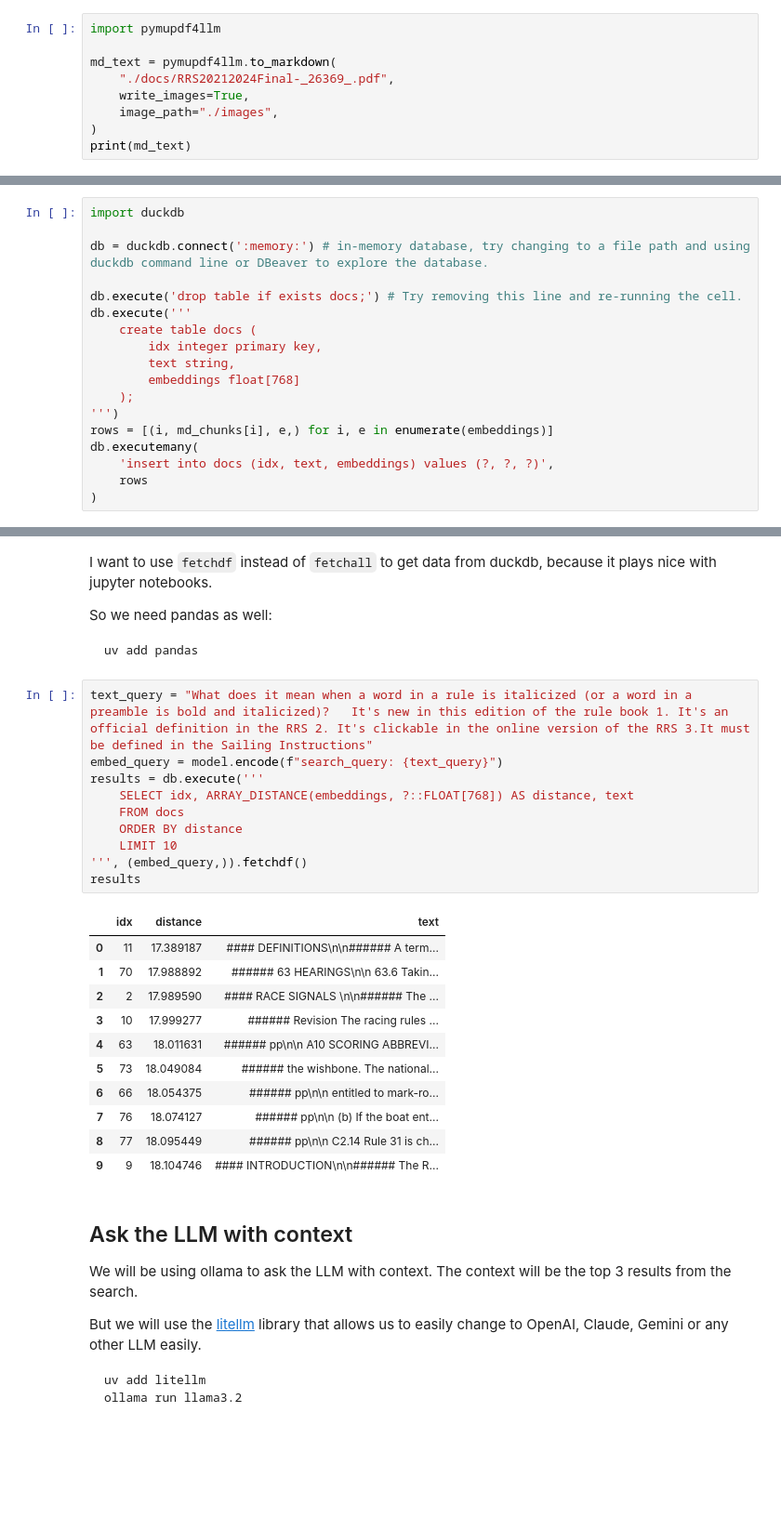
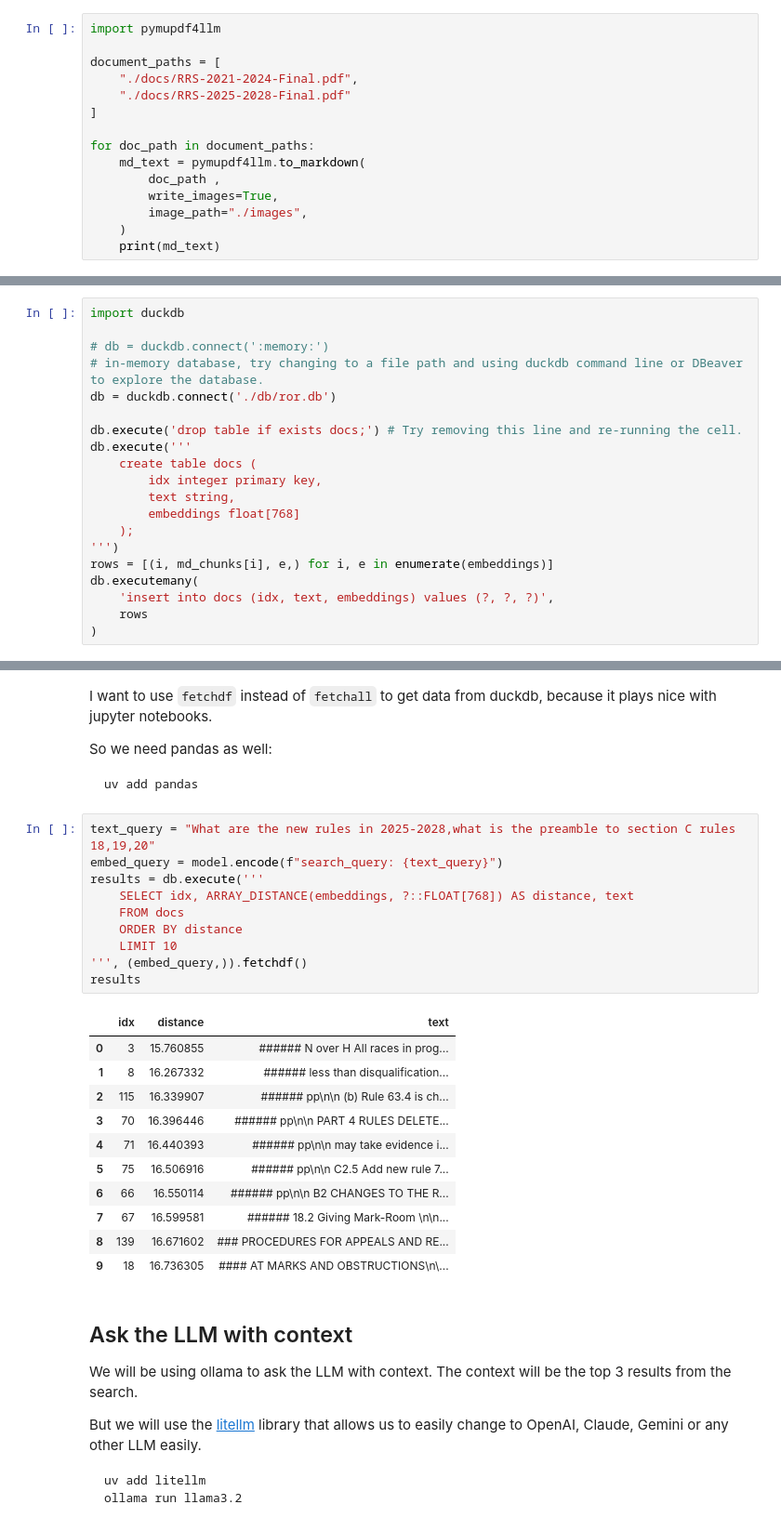
Before and after one commit to gscottqueen/ror-rag, a Jupyter notebook: embeddings.v2.ipynb, the cells around one changed output, grey strips where cells are left out. Shown at 93% size. Saved outputs shown, nothing was run; the diff lists cells and outputs as text; blank space fills up the shorter version.

````diff
--- a/embeddings.v2.ipynb
+++ b/embeddings.v2.ipynb
@@ -78,10 +78,16 @@ By the way, parsing HTML has the same problem. How do you extract content ignori
 # %%
 import pymupdf4llm
 
-md_text = pymupdf4llm.to_markdown(
-    "./docs/RRS20212024Final-_26369_.pdf",
-    write_images=True,
-    image_path="./images",
-)
-print(md_text)
+document_paths = [
+    "./docs/RRS-2021-2024-Final.pdf",
+    "./docs/RRS-2025-2028-Final.pdf"
+]
+
+for doc_path in document_paths:
+    md_text = pymupdf4llm.to_markdown(
+        doc_path ,
+        write_images=True,
+        image_path="./images",
+    )
+    print(md_text)
 # %% [output]
@@ -272,7 +272,9 @@ You can explore any of those databases using [DBeaver](https://dbeaver.io/).
 # %%
 import duckdb
 
-db = duckdb.connect(':memory:') # in-memory database, try changing to a file path and using duckdb command line or DBeaver to explore the database.
+# db = duckdb.connect(':memory:')
+# in-memory database, try changing to a file path and using duckdb command line or DBeaver to explore the database.
+db = duckdb.connect('./db/ror.db')
 
 db.execute('drop table if exists docs;') # Try removing this line and re-running the cell.
 db.execute('''
@@ -298,27 +300,27 @@ So we need pandas as well:
 uv add pandas
 ```
 # %%
-text_query = "What does it mean when a word in a rule is italicized (or a word in a preamble is bold and italicized)?   It's new in this edition of the rule book 1. It's an official definition in the RRS 2. It's clickable in the online version of the RRS 3.It must be defined in the Sailing Instructions"
+text_query = "What are the new rules in 2025-2028,what is the preamble to section C rules 18,19,20"
 embed_query = model.encode(f"search_query: {text_query}")
 results = db.execute('''
     SELECT idx, ARRAY_DISTANCE(embeddings, ?::FLOAT[768]) AS distance, text
     FROM docs
     ORDER BY distance
     LIMIT 10
 ''', (embed_query,)).fetchdf()
 results
 # %% [output]
 |  | idx | distance | text |
-| 0 | 11 | 17.389187 | #### DEFINITIONS\n\n###### A term... |
-| 1 | 70 | 17.988892 | ###### 63 HEARINGS\n\n 63.6 Takin... |
-| 2 | 2 | 17.989590 | #### RACE SIGNALS \n\n###### The ... |
-| 3 | 10 | 17.999277 | ###### Revision The racing rules ... |
-| 4 | 63 | 18.011631 | ###### pp\n\n A10 SCORING ABBREVI... |
-| 5 | 73 | 18.049084 | ###### the wishbone. The national... |
-| 6 | 66 | 18.054375 | ###### pp\n\n entitled to mark-ro... |
-| 7 | 76 | 18.074127 | ###### pp\n\n (b) If the boat ent... |
-| 8 | 77 | 18.095449 | ###### pp\n\n C2.14 Rule 31 is ch... |
-| 9 | 9 | 18.104746 | #### INTRODUCTION\n\n###### The R... |
+| 0 | 3 | 15.760855 | ###### N over H All races in prog... |
+| 1 | 8 | 16.267332 | ###### less than disqualification... |
+| 2 | 115 | 16.339907 | ###### pp\n\n (b) Rule 63.4 is ch... |
+| 3 | 70 | 16.396446 | ###### pp\n\n PART 4 RULES DELETE... |
+| 4 | 71 | 16.440393 | ###### pp\n\n may take evidence i... |
+| 5 | 75 | 16.506916 | ###### pp\n\n C2.5 Add new rule 7... |
+| 6 | 66 | 16.550114 | ###### pp\n\n B2 CHANGES TO THE R... |
+| 7 | 67 | 16.599581 | ###### 18.2 Giving Mark-Room \n\n... |
+| 8 | 139 | 16.671602 | ### PROCEDURES FOR APPEALS AND RE... |
+| 9 | 18 | 16.736305 | #### AT MARKS AND OBSTRUCTIONS\n\... |
 # %% [markdown]
 ## Ask the LLM with context
 
````
Also changed, not shown: parts of 7 cells of this notebook.
